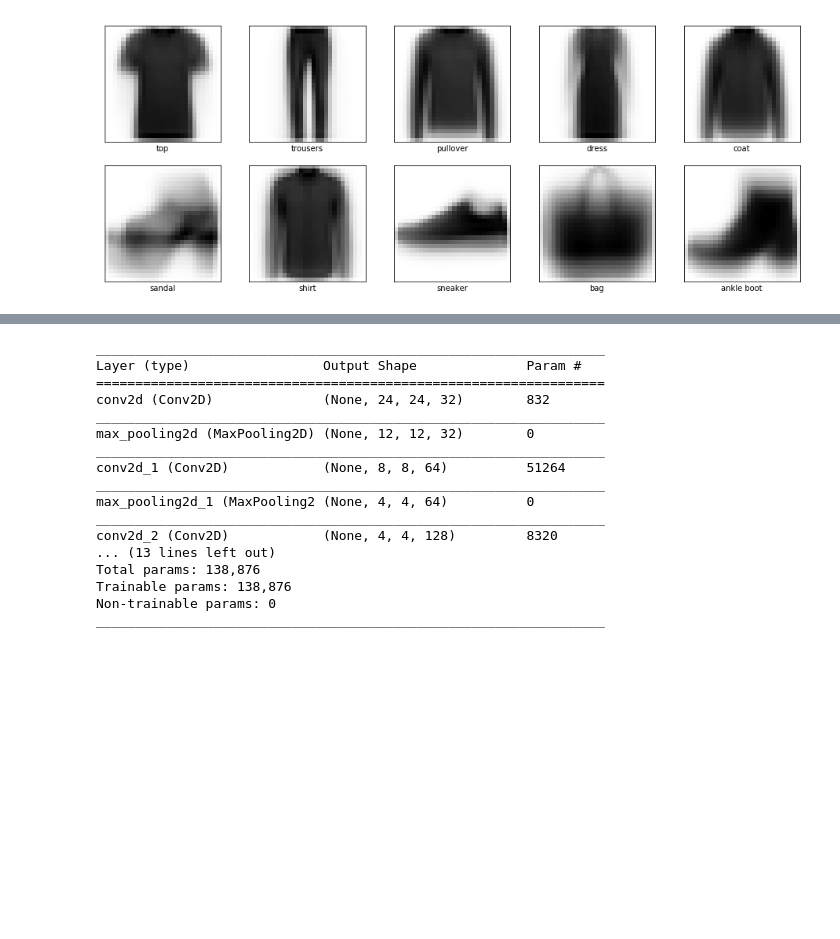
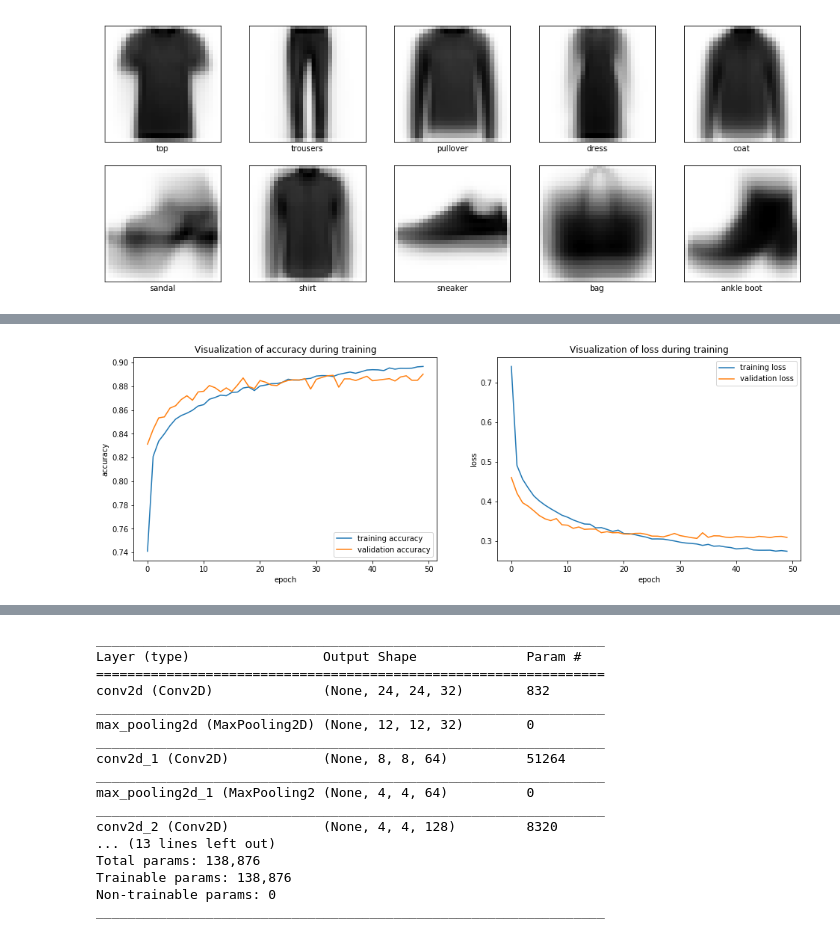
Before and after one commit to czyzi0/ml-notebooks, a Jupyter notebook: notebooks/fashion-mnist-classification.ipynb, the cells around one changed output, grey strips where cells are left out. Saved outputs shown, nothing was run; the diff lists cells and outputs as text; code cells hidden in the pictures; blank space fills up the shorter version.

Commit message:
Add HOG model

```diff
--- a/notebooks/fashion-mnist-classification.ipynb
+++ b/notebooks/fashion-mnist-classification.ipynb
@@ -170,0 +194,14 @@ Accuracy on test set: 89.04%
+# %%
+def hog_array(x):
+    return np.array([hog(im, **HOG_SETTINGS) for im in x])
+# %%
+model = keras.Sequential([
+    keras.layers.Dropout(0.2, input_shape=(392,)),
+    keras.layers.Dense(150, activation='relu'),
+    keras.layers.Dropout(0.2),
+    keras.layers.Dense(10, activation='softmax')])
+model.compile(
+    optimizer=keras.optimizers.Adam(),
+    loss='sparse_categorical_crossentropy',
+    metrics=['accuracy'])
+model.summary()
@@ -170,0 +224,7 @@ Accuracy on test set: 89.04%
+# %%
+history = model.fit(
+    hog_array(train_x),
+    train_y,
+    validation_data=(hog_array(val_x), val_y),
+    epochs=50, batch_size=250,
+    verbose=2)
@@ -170,0 +249,4 @@ Accuracy on test set: 89.04%
+# %%
+plot_history(history)
+# %% [output]
+[figure, added]
```
Also changed, not shown: parts of 18 cells of this notebook, 1 other file.
